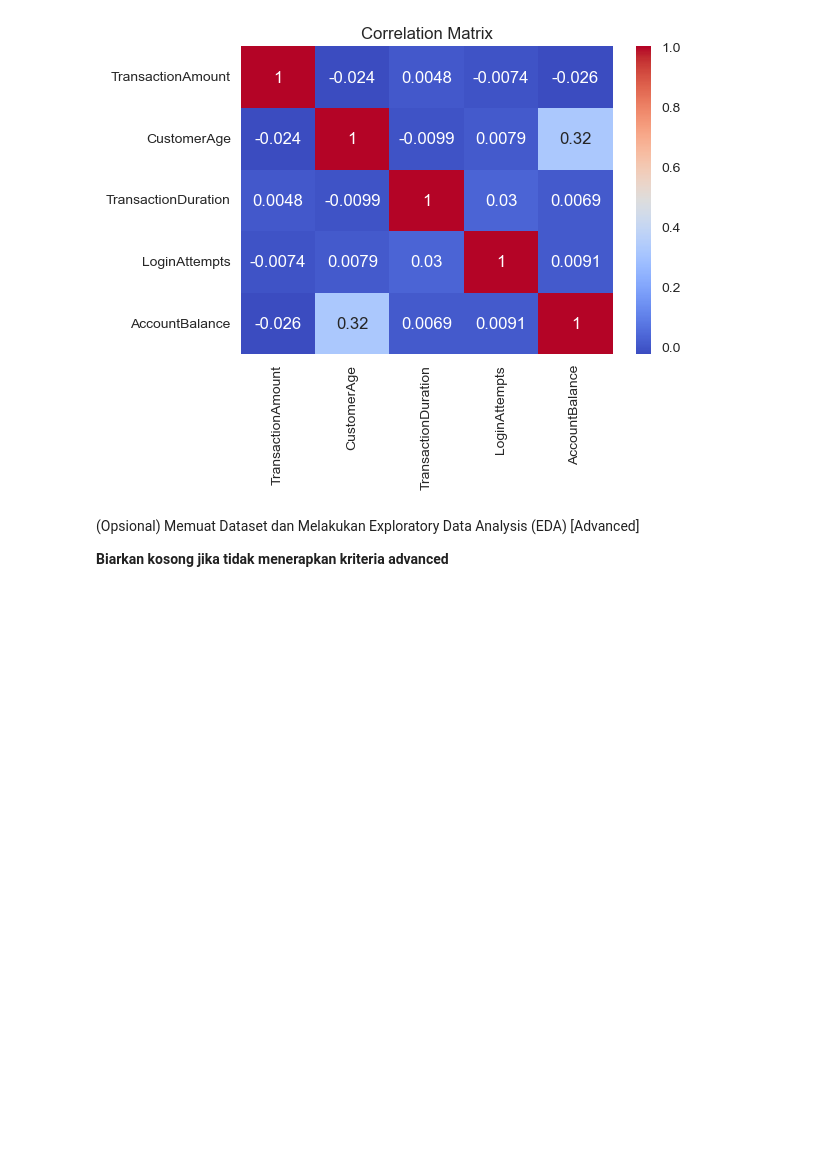
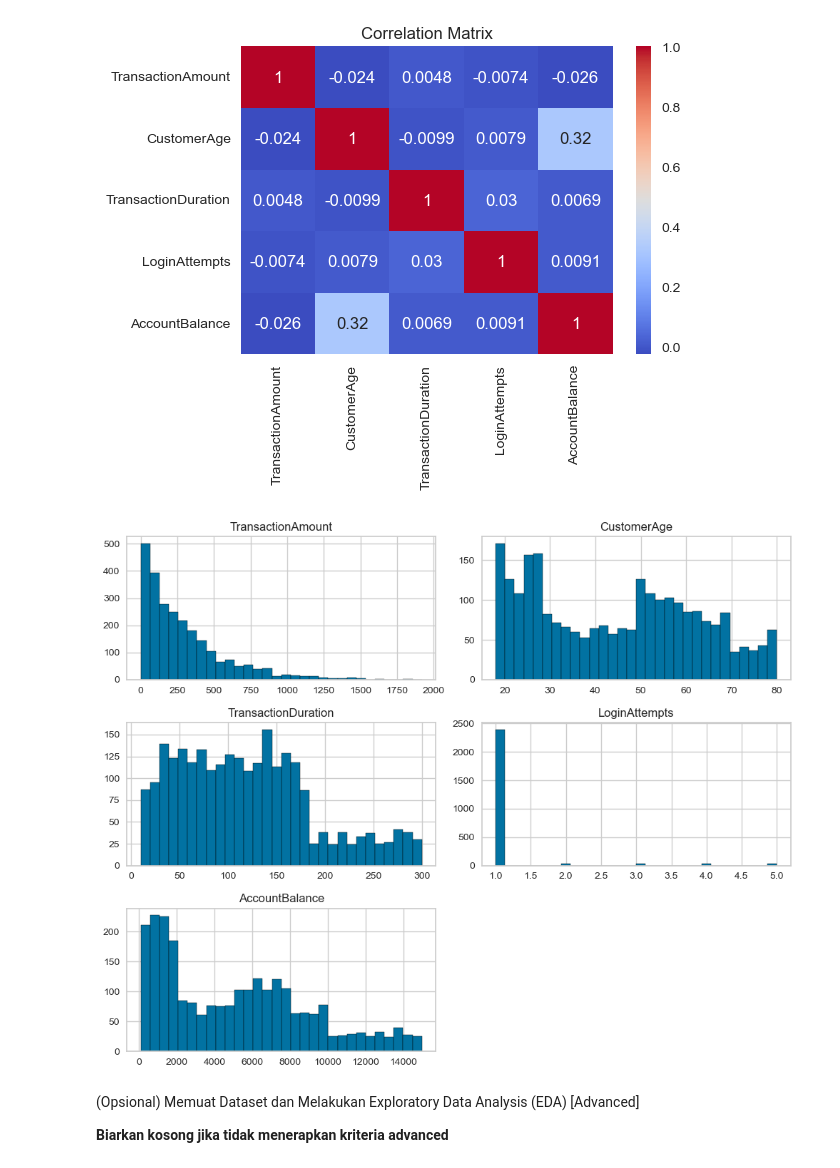
Before and after one commit to Sulbae/ML-Supervised-Unsupervised, a Jupyter notebook: [Clustering]_Submission_Akhir_BMLP_Anggun-Sulis-Setyawan.ipynb, the cells around one changed output. Cells and saved outputs as stored; diff of their text form; code cells hidden in the pictures; blank space fills up the shorter version.

Commit message:
Menampilkan histogram untuk semua kolom numerik

```diff
--- a/[Clustering]_Submission_Akhir_BMLP_Anggun-Sulis-Setyawan.ipynb
+++ b/[Clustering]_Submission_Akhir_BMLP_Anggun-Sulis-Setyawan.ipynb
@@ -136,6 +136,11 @@ plt.show()
 [figure]
 # %%
 # Menampilkan histogram untuk semua kolom numerik (Opsional Skilled 1)
+df.hist(figsize=(10, 8), bins=30, edgecolor='black')
+plt.tight_layout()
+plt.show()
+# %% [output]
+[figure, added]
 # %% [markdown]
 (Opsional) Memuat Dataset dan Melakukan Exploratory Data Analysis (EDA) [Advanced]
 
```
